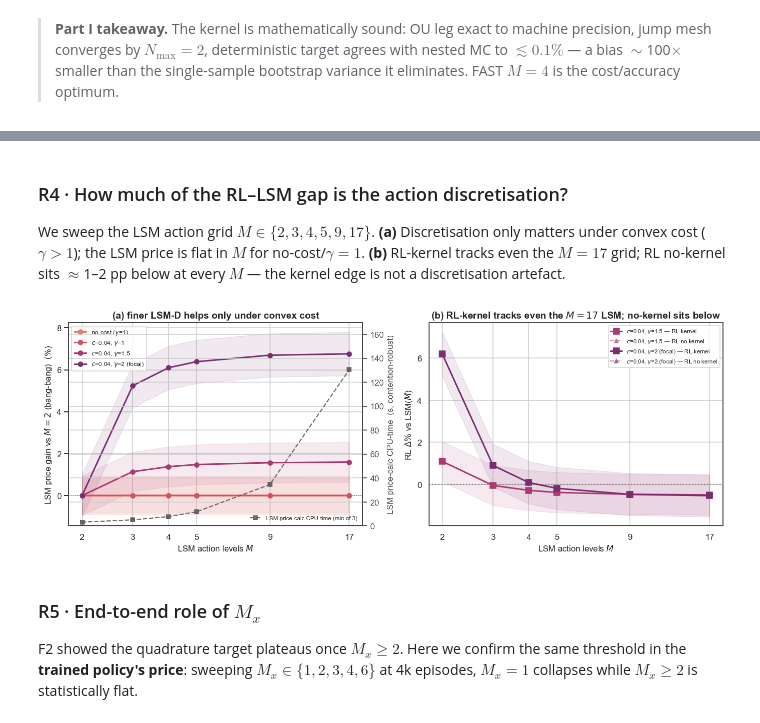
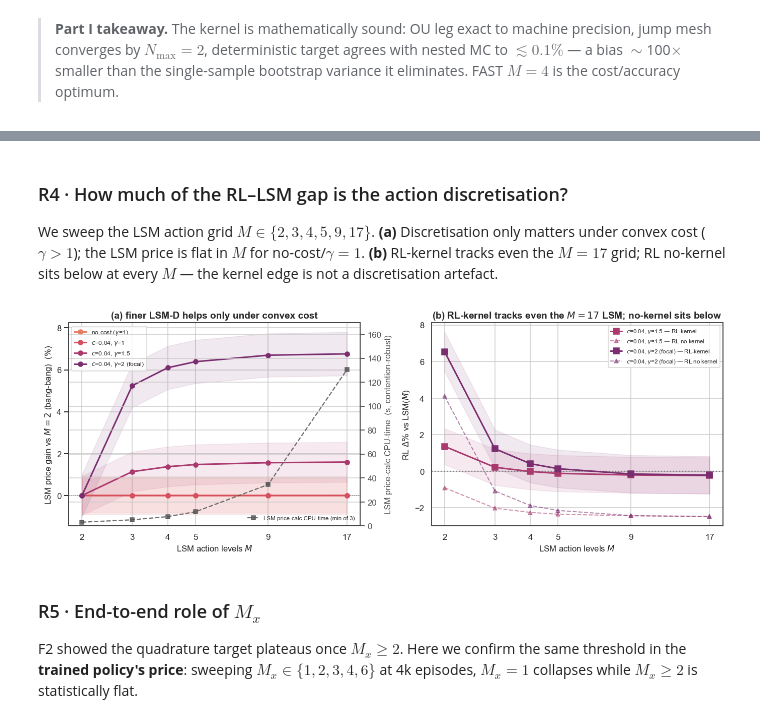
Before and after one commit to ithakis/DRL-Swing-Options, a Jupyter notebook: Jupyter Notebooks/3: Validation 3: Semi-Analytical Kernel & RL Pricer.ipynb, the cells around one changed output, grey strips where cells are left out. Saved outputs shown, nothing was run; the diff lists cells and outputs as text; code cells hidden in the pictures.

```diff
--- a/Jupyter Notebooks/3: Validation 3: Semi-Analytical Kernel & RL Pricer.ipynb
+++ b/Jupyter Notebooks/3: Validation 3: Semi-Analytical Kernel & RL Pricer.ipynb
@@ -65,4 +65,12 @@ MX  = pd.read_csv(D / "mx_isolation.csv")
 print("Loaded:", {k: v.shape for k, v in
       dict(moments=KM, quad=KQ, jump=KJ, nested=KN, cost=KC,
            pricing=RL, episodes=EE, mx=MX).items()})
+
+def boot(x, n_boot=1000, seed=0):
+    """Bootstrap mean and std of the sampling distribution of the mean (1000 resamples)."""
+    x = np.asarray(x, float); x = x[np.isfinite(x)]
+    if x.size == 0:
+        return float("nan"), float("nan")
+    means = np.random.default_rng(seed).choice(x, (n_boot, len(x)), replace=True).mean(1)
+    return float(x.mean()), float(means.std())
 # %% [output]
@@ -241,14 +249,12 @@ $$X'_i = e^{-\alpha\Delta t}X_t + \sigma_X z_i,\qquad Y'_j = e^{-\beta\Delta t}Y
 The $M_x$ columns are Gauss–Hermite nodes (OU shock); the rows are jump-increment nodes — one no-jump node plus $M_{\text{per }k}$ QMC nodes per jump count $k=1,\dots,N_{\max}$. The no-jump branch carries $\approx$ 97.6% of the mass.
 # %%
 # F6 · authentic kernel nodes (built with the production src.transition_kernel API)
-import json, glob
 from matplotlib.lines import Line2D
 from src.transition_kernel import KernelParams, precompute_kernel
 
-_jp = sorted(glob.glob(str(ROOT / "runs" / "SwingOption_20_c0.04_gamma2_v64_4k_*.json")))[0]
-_P = json.load(open(_jp))
-ALPHA, SIGMA, BETA, LAM, MU_J = (float(_P[k]) for k in ["alpha", "sigma", "beta", "lam", "mu_J"])
-MAT, NR = float(_P["maturity"]), int(_P["n_rights"]); DT = MAT / (NR - 1)
+# focal HHK contract params (self-contained; matches gen_rl_validation_v67.py mk_params)
+ALPHA, SIGMA, BETA, LAM, MU_J = 12.0, 1.2, 150.0, 6.0, 0.3
+MAT, NR = 0.0833, 22; DT = MAT / (NR - 1)
 P0, LDT = float(np.exp(-LAM * DT)), LAM * DT
 Xt, Yt = 0.10, 0.50                     # example current state (matches F2)
 KCOL   = {0: "#2b8a3e", 1: "#e8590c", 2: "#9c36b5", 3: "#1971c2"}
@@ -592,7 +475,7 @@ Denominator: LSM-D M=5 (train seed 998 / test seed 999 / 64k paths)
 # %% [markdown]
 ### R4 · How much of the RL–LSM gap is the action discretisation?
 
-We sweep the LSM action grid $M\in\{2,3,4,5,9,17\}$. **(a)** Discretisation only matters under convex cost ($\gamma>1$); the LSM price is flat in $M$ for no-cost/$\gamma{=}1$. **(b)** RL-kernel tracks even the $M{=}17$ grid; RL no-kernel sits $\approx$1–2 pp below at every $M$ — the kernel edge is not a discretisation artefact.
+We sweep the LSM action grid $M\in\{2,3,4,5,9,17\}$. **(a)** Discretisation only matters under convex cost ($\gamma>1$); the LSM price is flat in $M$ for no-cost/$\gamma{=}1$. **(b)** RL-kernel tracks even the $M{=}17$ grid; RL no-kernel sits below at every $M$ — the kernel edge is not a discretisation artefact.
 # %%
 LSMD = pd.read_csv(D / "lsm_discretisation.csv")
 MREF = 2  # rebase the price-gain to the coarsest (bang-bang) grid
@@ -615,36 +498,36 @@ ax[0].set(xlabel="LSM action levels $M$", ylabel="LSM price gain vs $M{=}2$ (ban
 ax[0].legend(frameon=True, fontsize=8, loc="upper left")
 # secondary axis: price-calculation time vs M (regime-averaged; ~regime-independent)
 axt = ax[0].twinx()
 tt = LSMD.groupby("M").wall_total.mean().reset_index().sort_values("M")
 axt.plot(tt.M, tt.wall_total, "s--", color="#555", lw=1.5, ms=5, alpha=.85, zorder=2,
          label="LSM price-calc CPU-time (min of 3)")
 axt.set_ylabel("LSM price-calc CPU-time  (s, contention-robust)", color="#555")
 axt.tick_params(axis="y", colors="#555"); axt.set_ylim(0, tt.wall_total.max()*1.3)
 axt.legend(frameon=False, fontsize=7.5, loc="lower right")
 
 # (b) both RL variants vs the strengthened LSM at each M (convex regimes, where M matters)
 for reg in ["g15", "g2"]:
     g = RL[(RL.regime == reg) & (RL.method == "kernel_on")].groupby("seed").price.first()
     on_mu, on_se = g.mean(), g.std(ddof=1)/np.sqrt(len(g))
     s = LSMD[LSMD.regime == reg].sort_values("M")
     delt = 100*(on_mu/s.price.values - 1)
     se = np.sqrt(on_se**2 + (s.ci95.values/1.96)**2)          # combine RL-seed + LSM MC error
     band = 100*1.96*se/s.price.values
     ax[1].plot(s.M, delt, "s-", lw=2, color=cmap[reg], ms=8,
                label=f"{REG_LABEL[reg]} — RL-kernel", zorder=3)
     ax[1].fill_between(s.M, delt-band, delt+band, color=cmap[reg], alpha=.10, zorder=1)
-    v61_mu = RL[(RL.regime == reg) & (RL.method == "v61_paper")].groupby("seed").price.first().mean()
-    ax[1].plot(s.M, 100*(v61_mu/s.price.values - 1), "^--", lw=1.4, ms=5, color=cmap[reg],
+    nk_mu = RL[(RL.regime == reg) & (RL.method == "kernel_off")].groupby("seed").price.first().mean()
+    ax[1].plot(s.M, 100*(nk_mu/s.price.values - 1), "^--", lw=1.4, ms=5, color=cmap[reg],
                alpha=.55, label=f"{REG_LABEL[reg]} — RL no kernel", zorder=2)
 ax[1].axhline(0, ls=":", color="grey")
 ax[1].set_xscale("log"); ax[1].set_xticks([2, 3, 4, 5, 9, 17])
 ax[1].xaxis.set_major_formatter(mticker.ScalarFormatter())
 ax[1].set(xlabel="LSM action levels $M$", ylabel=r"RL $\Delta\%$ vs LSM($M$)",
           title="(b) RL-kernel tracks even the $M{=}17$ LSM; no-kernel sits below")
 ax[1].legend(frameon=True, fontsize=7.5)
 fig.tight_layout(); save(fig, "R4_discretisation"); plt.show()
 # %% [output]
-[figure, old version]
+[figure, new version]
 # %% [markdown]
 ### R5 · End-to-end role of $M_x$
 
```
Also changed, not shown: parts of 17 cells of this notebook, 32 other files.
